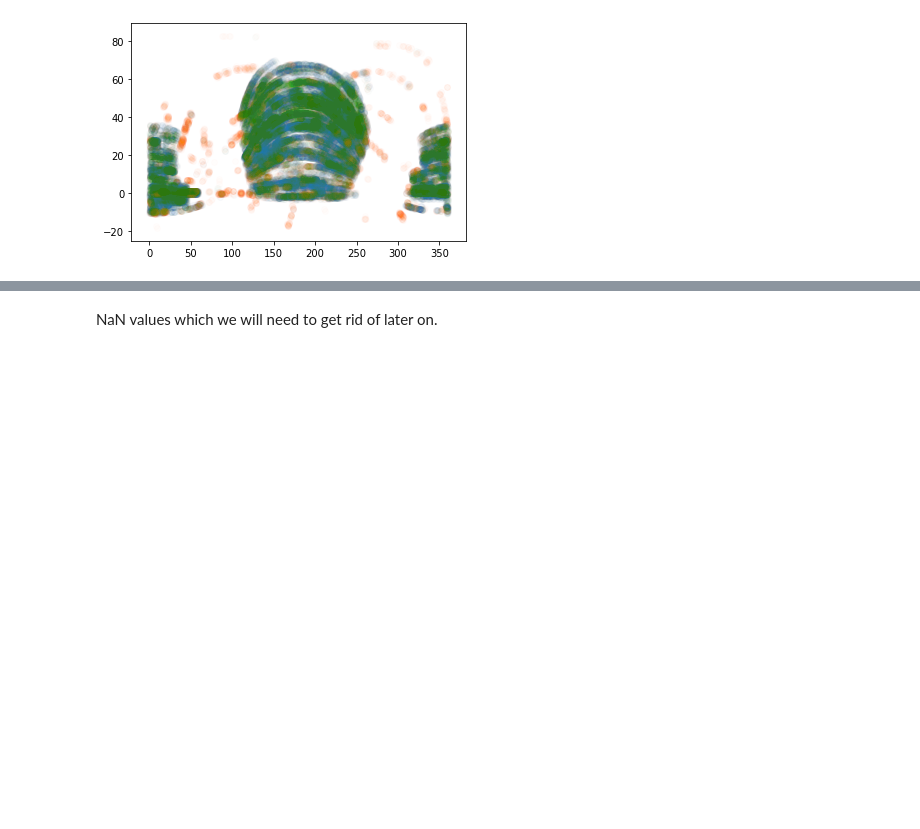
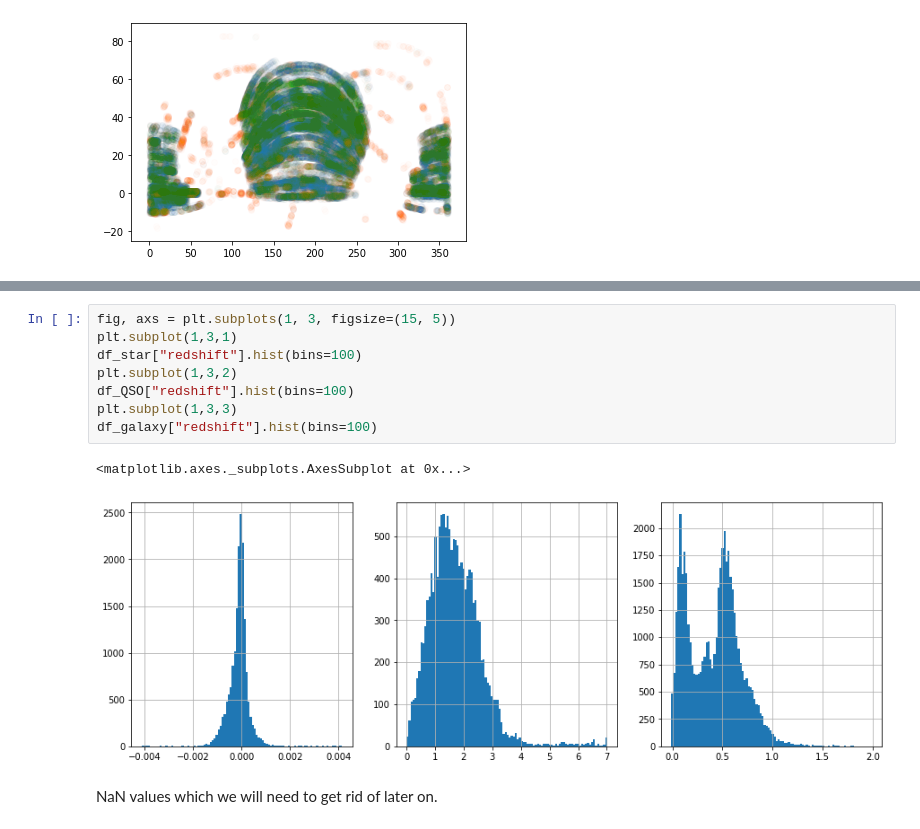
Before and after one commit to ElliottDenis/IRIDIA-ML-internship, a Jupyter notebook: (SDSS - 1) Visualising data.ipynb, the cells around one changed output, grey strips where cells are left out. Saved outputs shown, nothing was run; the diff lists cells and outputs as text; blank space fills up the shorter version.

```diff
--- a/(SDSS - 1) Visualising data.ipynb
+++ b/(SDSS - 1) Visualising data.ipynb
@@ -217,3 +227,14 @@ array(['GALAXY', 'STAR', 'QSO', nan], dtype=object)
+# %%
+fig, axs = plt.subplots(1, 3, figsize=(15, 5))
+plt.subplot(1,3,1)
+df_star["redshift"].hist(bins=100)
+plt.subplot(1,3,2)
+df_QSO["redshift"].hist(bins=100)
+plt.subplot(1,3,3)
+df_galaxy["redshift"].hist(bins=100)
+# %% [output]
+<matplotlib.axes._subplots.AxesSubplot at 0x...>
+[figure, added]
 # %% [markdown]
 NaN values which we will need to get rid of later on.
 # %% [markdown]
```
Also changed, not shown: parts of 1 cell of this notebook, 1 other file.
